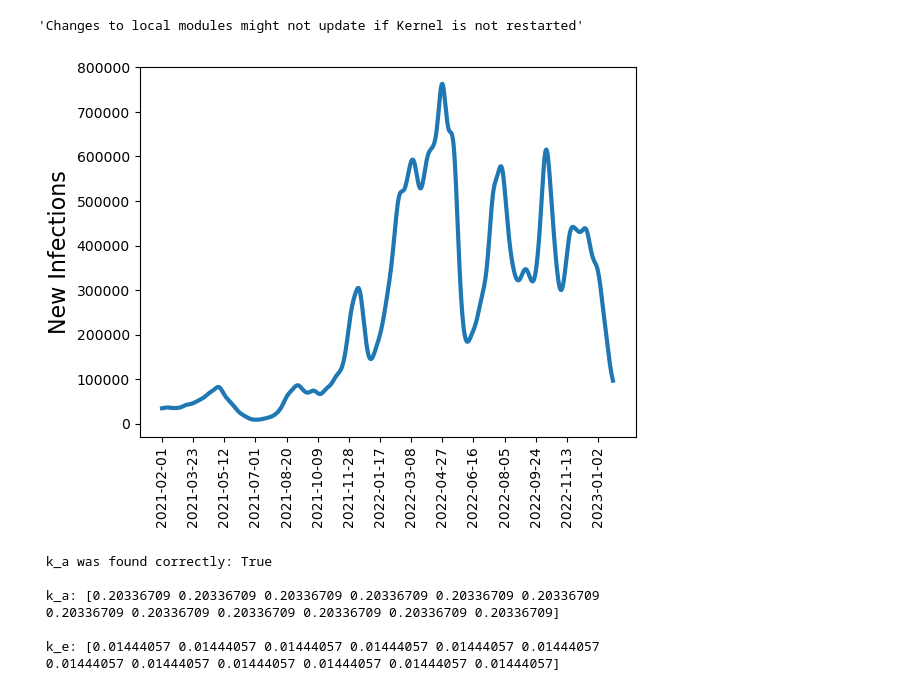
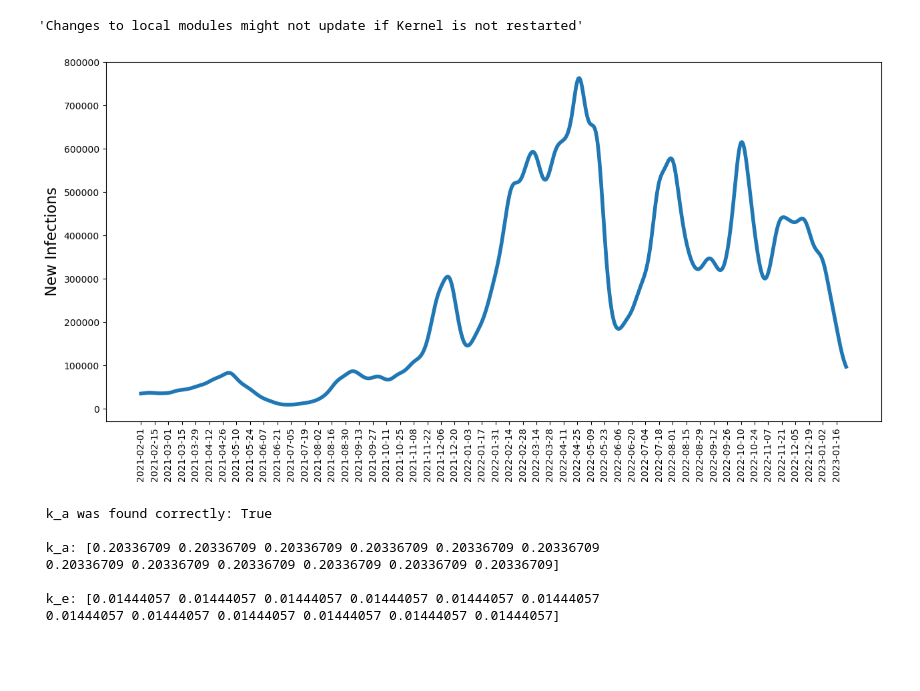
Before and after one commit to AlexiaNomena/Immune_Waning, a Jupyter notebook: Helper_new.ipynb, the cells around one changed output. Drawn from its saved outputs; the diff is of its cells as text; code cells hidden in the pictures; blank space fills up the shorter version.

```diff
--- a/Helper_new.ipynb
+++ b/Helper_new.ipynb
@@ -6,22 +6,23 @@
 # %%
 import pandas as pd
 import numpy as np
 import matplotlib.pyplot as plt
 import datetime as dt
 """Load Infection Data"""
 df = pd.read_csv('Data/caseAscertainmentTable_sinceFeb21.csv')
 infection_data_corrected = df['minNTrue'].values
 infection_data_reported = df['newCases'].values
 """Plot case ascertainment"""
+plt.figure(figsize = (15, 7))
 t = np.arange(1, len(df['date'])+1, 1) # array of timepoints at which to compute the antibody concentration
-plt.plot(t, infection_data_corrected, linewidth = 3)
+plt.plot(t, infection_data_corrected, linewidth = 4)
 plt.ylabel("New Infections", fontsize = 16)
-per_day = 50
+per_day = 14
 t_ticks = [dt.datetime.strptime(d,'%Y-%m-%d').date() for d in df['date']]
 plt.xticks(t[::per_day], t_ticks[::per_day], rotation = 90)
 plt.show()
 # %% [output]
-[figure, old version]
+[figure, new version]
 # %%
 """Load Escape Fraction Data and antibody classes being used"""
 Escape_Fraction = pd.read_csv("Data/mutation_escape_per_site_and_class_barnes.csv")
```
Also changed, not shown: parts of 9 cells of this notebook, 4 other files.
